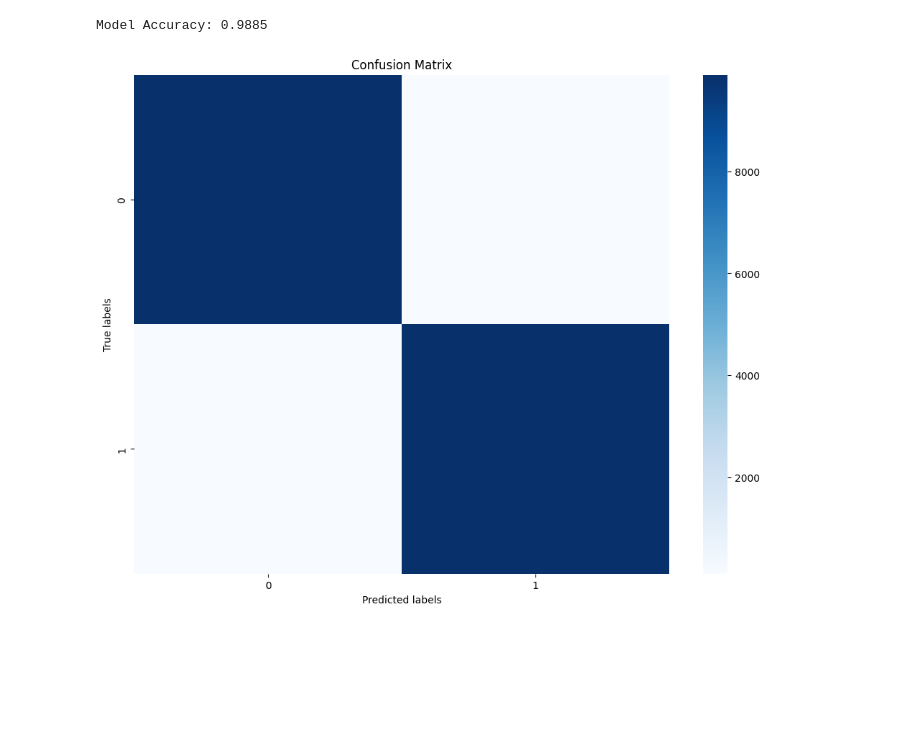
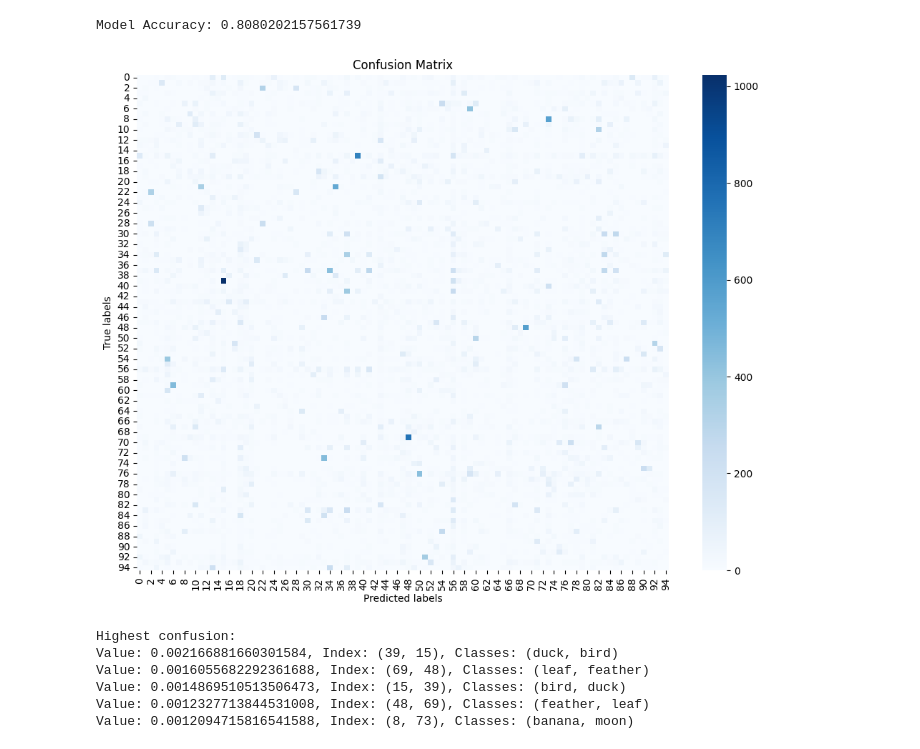
Before and after one commit to Moonflower2022/the-doodler-classification, a Jupyter notebook: train_model.ipynb, the cells around one changed output. Saved outputs shown, nothing was run; the diff lists cells and outputs as text; code cells hidden in the pictures; blank space fills up the shorter version.

Commit message:
updated how models are saved, fixed bug in the testing data loader, added cell to calculate and display most confused classes, made new batch of classes with less similar classes

```diff
--- a/train_model.ipynb
+++ b/train_model.ipynb
@@ -28,9 +42,11 @@ batch_size = 1000
 combined_loader_train = DataLoader(combined_dataset_train, batch_size=batch_size, shuffle=True)
 combined_loader_test = DataLoader(combined_dataset_test, batch_size=batch_size, shuffle=True)
 # %%
-from model_classes import BiggerConvolutionalNetwork
+model = ModelClass(num_classes).to(device)
+print(model)
+print(model(torch.rand(1, 1, 28, 28).to(device)).size())
 
-model = BiggerConvolutionalNetwork(num_classes).to(device)
-print(model)
-print(model(torch.rand(1, 1, 28, 28).to(device)))
+criterion = nn.CrossEntropyLoss()
+optimizer = optim.Adam(model.parameters(), lr=1e-3)
+scheduler = torch.optim.lr_scheduler.StepLR(optimizer, step_size=3, gamma=0.5)
 # %% [output]
@@ -54,11 +70,7 @@ tensor([[-0.0240, -0.0136]], device='mps:0', grad_fn=<LinearBackward0>)
-# %%
-criterion = nn.CrossEntropyLoss()
-optimizer = optim.Adam(model.parameters(), lr=1e-3)
-scheduler = torch.optim.lr_scheduler.StepLR(optimizer, step_size=5, gamma=0.5)
 # %%
 print_frequency = 100
 
-for epoch in range(50):  # loop over the dataset multiple times
+for epoch in range(60):  # loop over the dataset multiple times
     for i, data in enumerate(combined_loader_train):
         # get the inputs; data is a list of [inputs, labels]
         inputs, labels = data[0].to(device), data[1].to(device)
@@ -72,9 +84,8 @@ for epoch in range(50):  # loop over the dataset multiple times
         loss.backward()
         optimizer.step()
 
-        if i % print_frequency == print_frequency - 1:    # print every [print_frequency] mini-batches
+        if (i + 1) % print_frequency == 0:    # print every [print_frequency] mini-batches
             print(f'[{epoch + 1}, {i + 1}] loss: {loss.item():.3f}')
-            running_loss = 0.0
     scheduler.step()
 print('Finished Training')
 # %% [output]
@@ -100,39 +111,68 @@ KeyboardInterrupt:
 correct = 0
 total = 0
 
-y = np.asarray([])
-y_predicted = np.asarray([])
+y = []
+y_predicted = []
 
 with torch.no_grad():  # Disable gradient calculation for inference
-    for data in combined_loader_test:
+    for i, data in enumerate(combined_loader_test):
+        if i % 10 == 0:  # Print every 10 batches (adjust as needed)
+            print(f"Processing batch {i}/{len(combined_loader_test)}", end="\r")
+
         images, labels = data[0].to(device), data[1].to(device)
         logits = model(images)
 
         # Directly calculate the predicted classes without applying softmax
         predicted = torch.argmax(logits, dim=1)
-        y = np.append(y, labels.cpu().numpy())
-        y_predicted = np.append(y_predicted, predicted.cpu().numpy())
+
+        # Append to list (more efficient than np.append)
+        y.extend(labels.cpu().numpy())
+        y_predicted.extend(predicted.cpu().numpy())
 
         # Count correct predictions
         correct += (predicted == labels).sum().item()
         total += labels.size(0)
 
+# Calculate accuracy
 accuracy = correct / total
 
+# Convert lists to numpy arrays if further processing is needed
+y = np.array(y)
+y_predicted = np.array(y_predicted)
+
 print("Model Accuracy:", accuracy)
 # %% [output]
-Model Accuracy: 0.9885
+Model Accuracy: 0.8080202157561739
 # %%
 model_confusion_matrix = confusion_matrix(y, y_predicted)
+
+np.fill_diagonal(model_confusion_matrix, 0)
 
 plt.figure(figsize=(12, 9))
 sns.heatmap(model_confusion_matrix, annot=False, cmap='Blues', linecolor=None)
 plt.xlabel('Predicted labels')
 plt.ylabel('True labels')
 plt.title('Confusion Matrix')
 plt.show()
 # %% [output]
-[figure, old version]
+[figure, new version]
+# %%
+# Find the highest values and their indices
+n_highest = 5  # Number of highest values to show
+flat_indices = np.argsort(model_confusion_matrix.ravel())[-n_highest:]
+row_indices, col_indices = np.unravel_index(flat_indices, model_confusion_matrix.shape)
+
+print(f"Highest confusion:")
+for i in range(n_highest - 1, -1, -1):  # Print in descending order
+    value = model_confusion_matrix[row_indices[i], col_indices[i]] / total
+    print(f"Value: {value}, Index: ({row_indices[i]}, {col_indices[i]}), Classes: ({classes[row_indices[i]]}, {classes[col_indices[i]]})")
+# %% [output]
+Highest confusion:
+Value: 0.002166881660301584, Index: (39, 15), Classes: (duck, bird)
+Value: 0.0016055682292361688, Index: (69, 48), Classes: (leaf, feather)
+Value: 0.0014869510513506473, Index: (15, 39), Classes: (bird, duck)
+Value: 0.0012327713844531008, Index: (48, 69), Classes: (feather, leaf)
+Value: 0.0012094715816541588, Index: (8, 73), Classes: (banana, moon)
 # %%
 with torch.no_grad():  # Disable gradient calculation for inference
     for i, data in enumerate(combined_loader_test):
```
Also changed, not shown: parts of 8 cells of this notebook, 5 other files.
